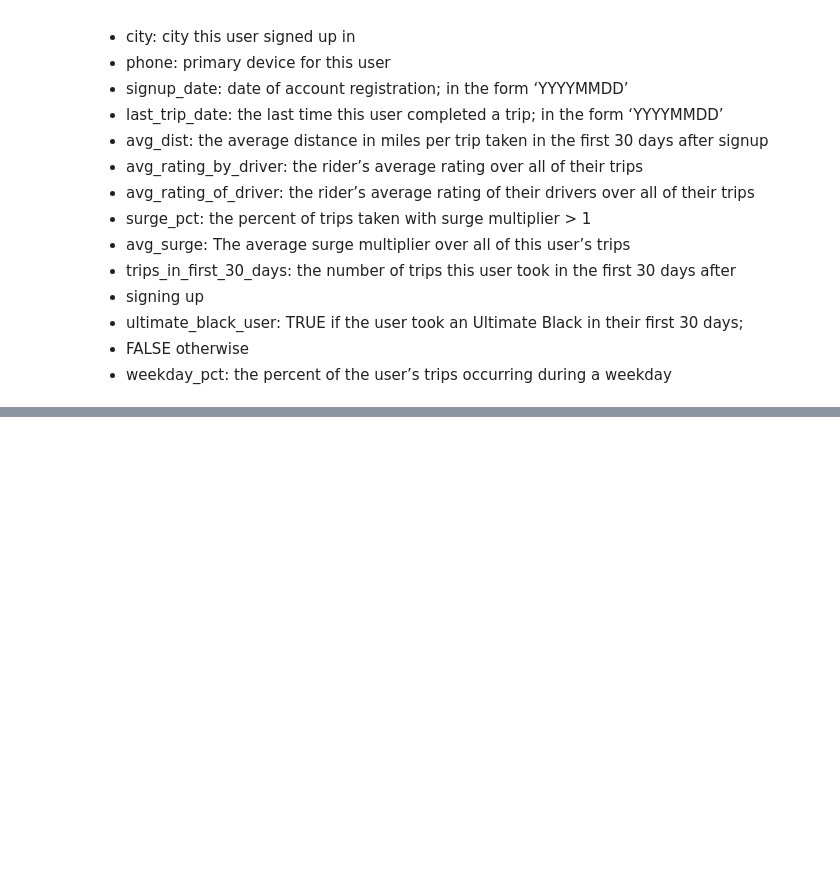
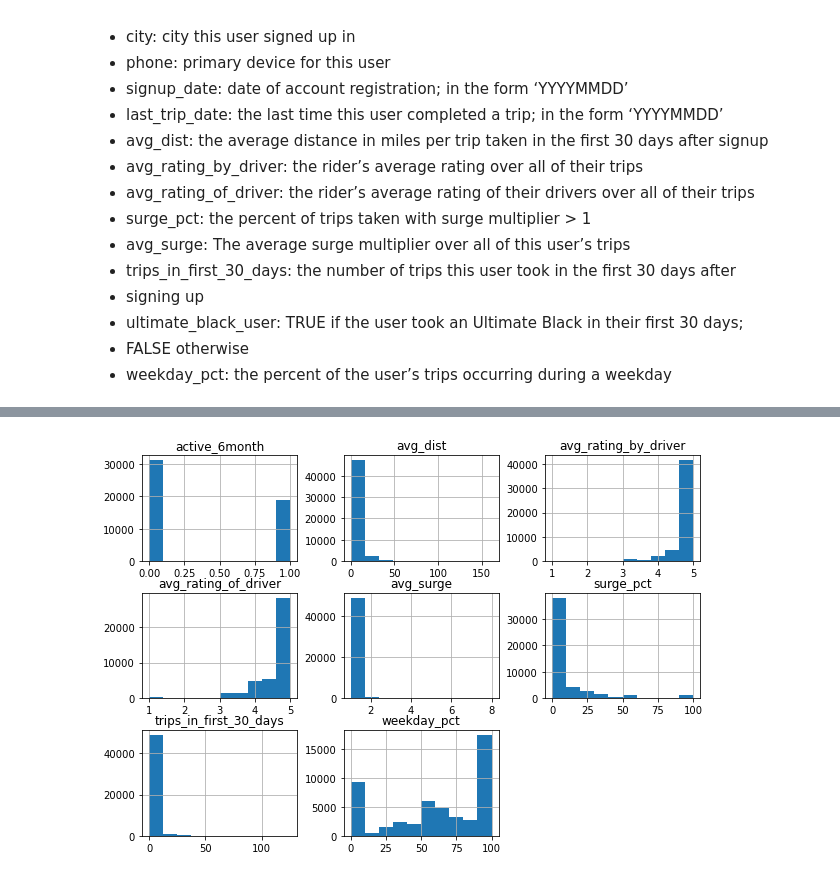
Before and after one commit to yoyo6022/Springboard-hands-on-project, a Jupyter notebook: ultimate_challenge/Ultimate_Challenge.ipynb, the cells around one changed output, grey strips where cells are left out. Saved outputs shown, nothing was run; the diff lists cells and outputs as text; code cells hidden in the pictures; blank space fills up the shorter version.

```diff
--- a/ultimate_challenge/Ultimate_Challenge.ipynb
+++ b/ultimate_challenge/Ultimate_Challenge.ipynb
@@ -788,0 +867,5 @@ df2.head(20)
+# %%
+df2.select_dtypes(include=['float', 'int']).hist(figsize=(10,7))
+plt.show()
+# %% [output]
+[figure, added]
```
Also changed, not shown: parts of 101 cells of this notebook.
